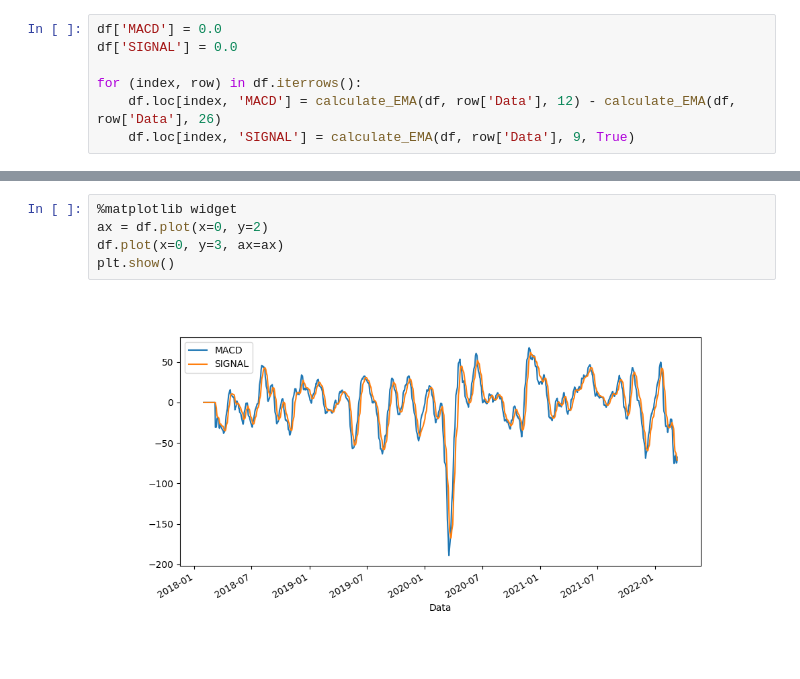
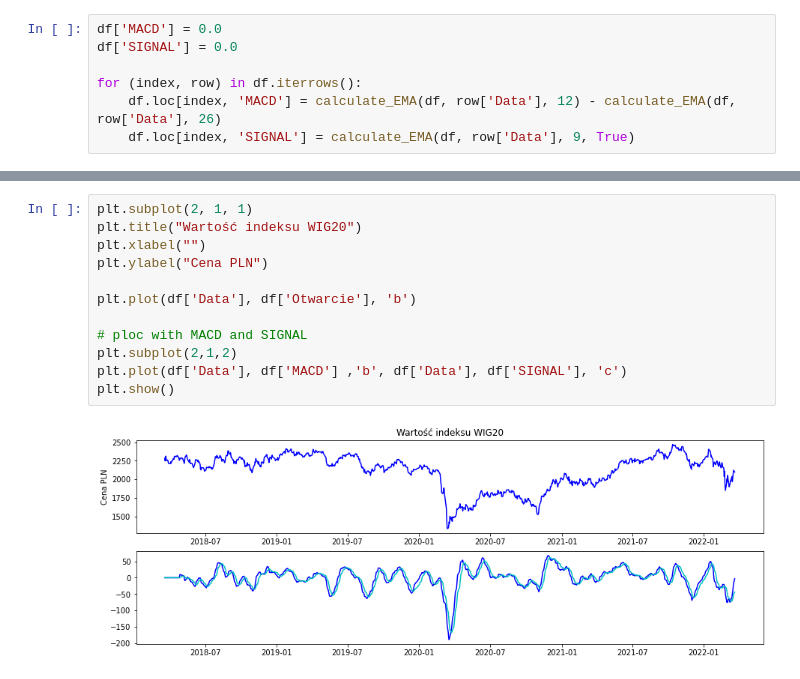
Before and after one commit to bartoz1/MACD_indicator, a Jupyter notebook: MACD_indicator.ipynb, the cells around one changed output, grey strips where cells are left out. Drawn from its saved outputs; the diff is of its cells as text.

```diff
--- a/MACD_indicator.ipynb
+++ b/MACD_indicator.ipynb
@@ -103,7 +78,14 @@ df
-# %%
-%matplotlib widget
-ax = df.plot(x=0, y=2)
-df.plot(x=0, y=3, ax=ax)
-plt.show()
-# %% [output]
-[figure, removed]
+# %%
+plt.subplot(2, 1, 1)
+plt.title("Wartość indeksu WIG20")
+plt.xlabel("")
+plt.ylabel("Cena PLN")
+
+plt.plot(df['Data'], df['Otwarcie'], 'b')
+
+# ploc with MACD and SIGNAL
+plt.subplot(2,1,2)
+plt.plot(df['Data'], df['MACD'] ,'b', df['Data'], df['SIGNAL'], 'c')
+plt.show()
+# %% [output]
+[figure, added]
```
Also changed, not shown: parts of 19 cells of this notebook, 1 other file.
